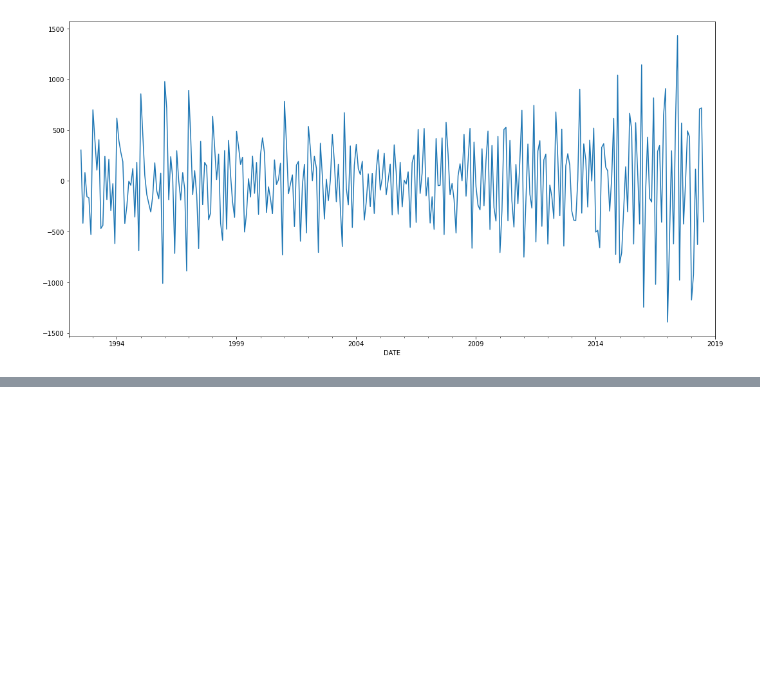
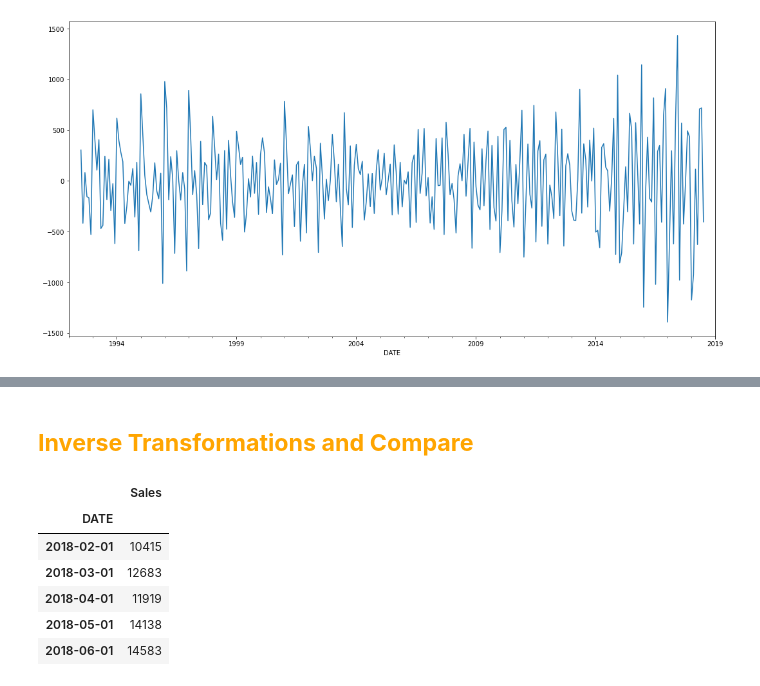
Before and after one commit to juspreet51/templates, a Jupyter notebook: tsa/jose/09_DL for TSF/83_RNN.ipynb, the cells around one changed output, grey strips where cells are left out. Saved outputs shown, nothing was run; the diff lists cells and outputs as text; code cells hidden in the pictures; blank space fills up the shorter version.

```diff
--- a/tsa/jose/09_DL for TSF/83_RNN.ipynb
+++ b/tsa/jose/09_DL for TSF/83_RNN.ipynb
@@ -52,0 +237,2 @@ scaled_test_data = scaler.transform(test)
+# %% [markdown]
+## <font color="orange"><b>Inverse Transformations and Compare</b></font>
@@ -52,0 +241,10 @@ scaled_test_data = scaler.transform(test)
+# %%
+test.head()
+# %% [output]
+|  | Sales |
+| DATE |  |
+| 2018-02-01 | 10415 |
+| 2018-03-01 | 12683 |
+| 2018-04-01 | 11919 |
+| 2018-05-01 | 14138 |
+| 2018-06-01 | 14583 |
```
Also changed, not shown: parts of 27 cells of this notebook, 3 other files.
